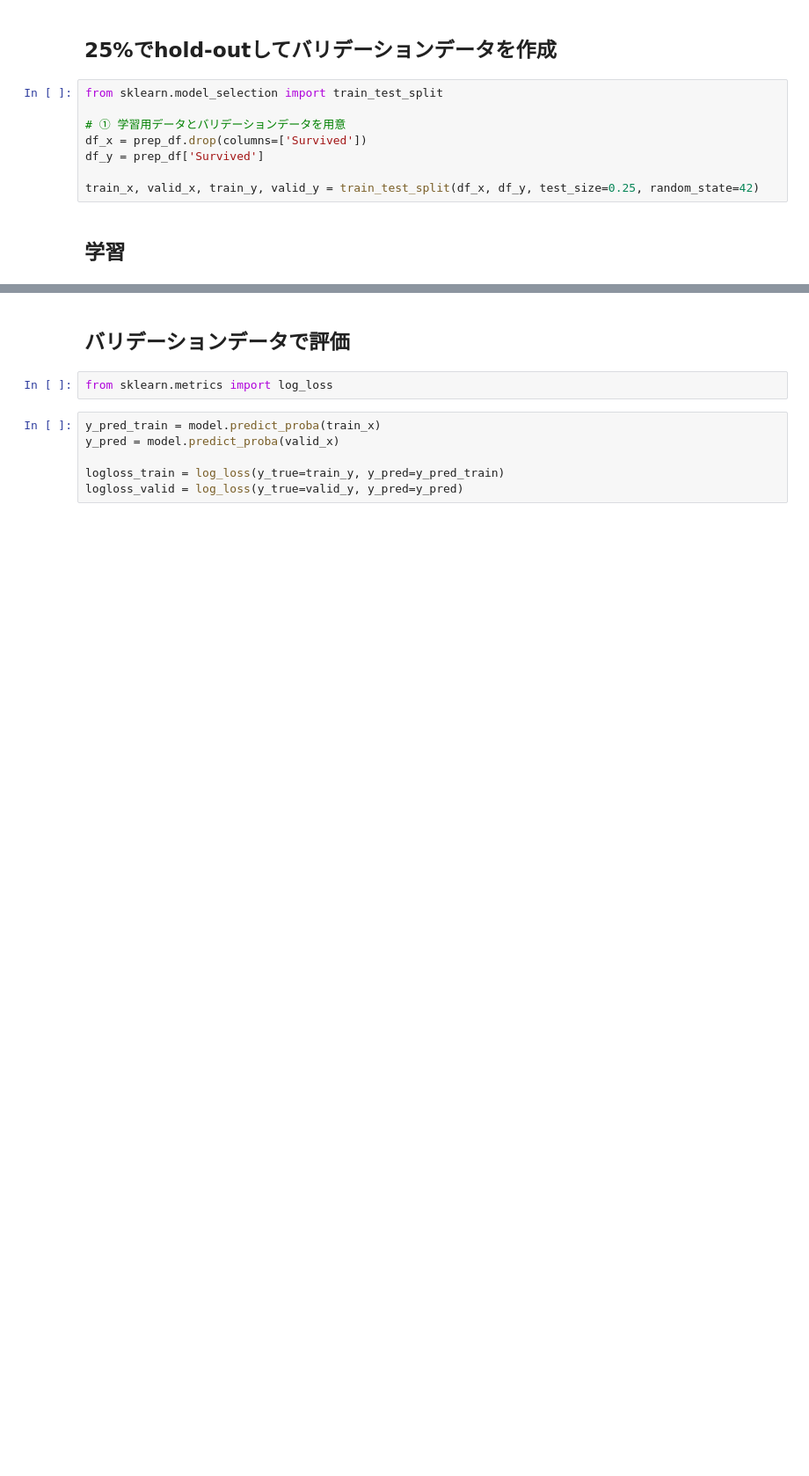
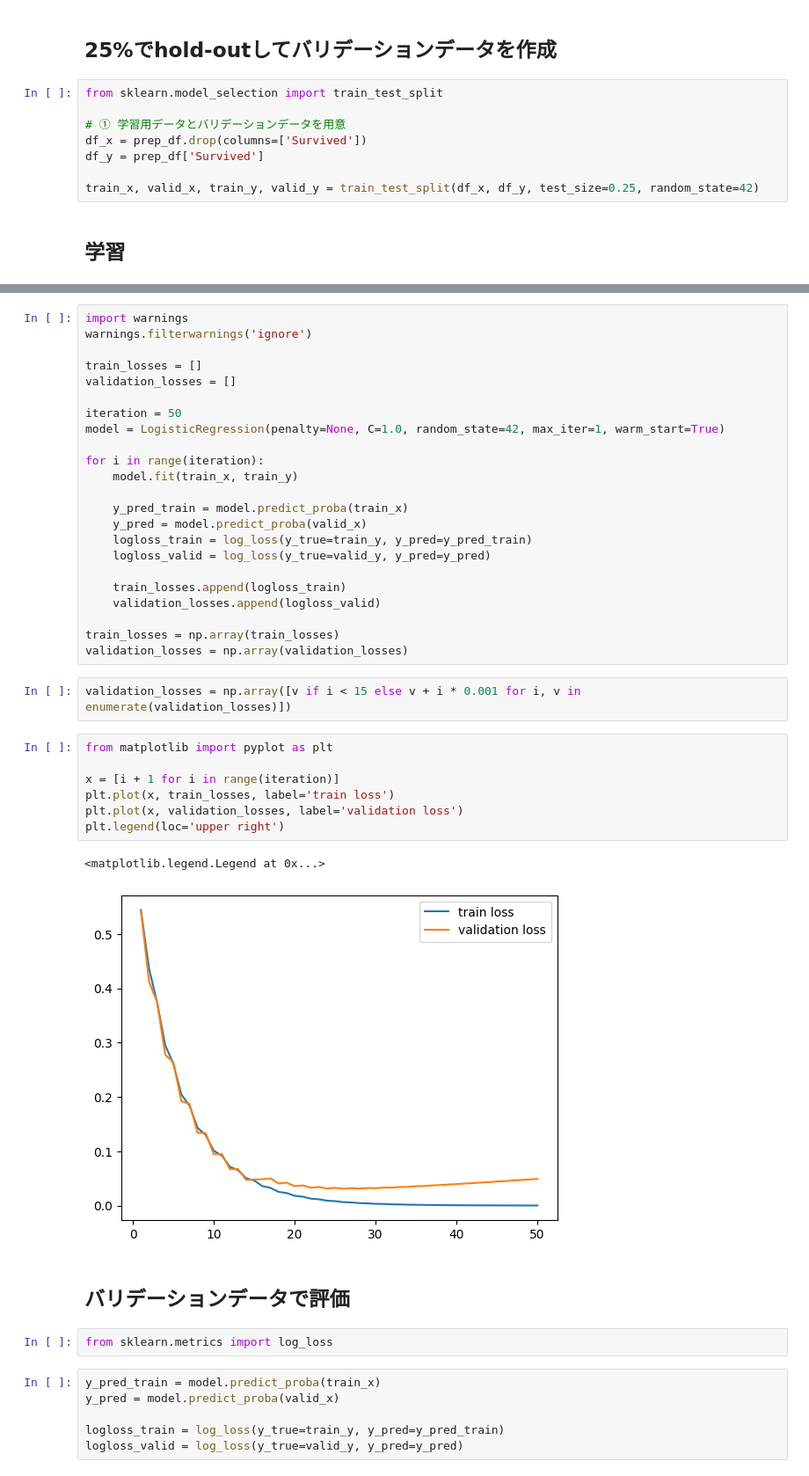
Before and after one commit to saint1991/samples, a Jupyter notebook: python/notebooks/titanic-logistic-regression.ipynb, the cells around one changed output, grey strips where cells are left out. Shown: that part at 88% size. Cells and saved outputs as stored; diff of their text form; blank space fills up the shorter version.

```diff
--- a/python/notebooks/titanic-logistic-regression.ipynb
+++ b/python/notebooks/titanic-logistic-regression.ipynb
@@ -203,3 +177,38 @@ train_x
+# %%
+import warnings
+warnings.filterwarnings('ignore')
+
+train_losses = []
+validation_losses = []
+
+iteration = 50
+model = LogisticRegression(penalty=None, C=1.0, random_state=42, max_iter=1, warm_start=True)
+
+for i in range(iteration):
+    model.fit(train_x, train_y)
+
+    y_pred_train = model.predict_proba(train_x)
+    y_pred = model.predict_proba(valid_x)
+    logloss_train = log_loss(y_true=train_y, y_pred=y_pred_train)
+    logloss_valid = log_loss(y_true=valid_y, y_pred=y_pred)
+
+    train_losses.append(logloss_train)
+    validation_losses.append(logloss_valid)
+
+train_losses = np.array(train_losses)
+validation_losses = np.array(validation_losses)
+# %%
+validation_losses = np.array([v if i < 15 else v + i * 0.001 for i, v in enumerate(validation_losses)])
+# %%
+from matplotlib import pyplot as plt
+
+x = [i + 1 for i in range(iteration)]
+plt.plot(x, train_losses, label='train loss')
+plt.plot(x, validation_losses, label='validation loss')
+plt.legend(loc='upper right')
+# %% [output]
+<matplotlib.legend.Legend at 0x...>
+[figure, added]
 # %% [markdown]
 ## バリデーションデータで評価
 # %%
```
Also changed, not shown: parts of 6 cells of this notebook, 1 other file.
